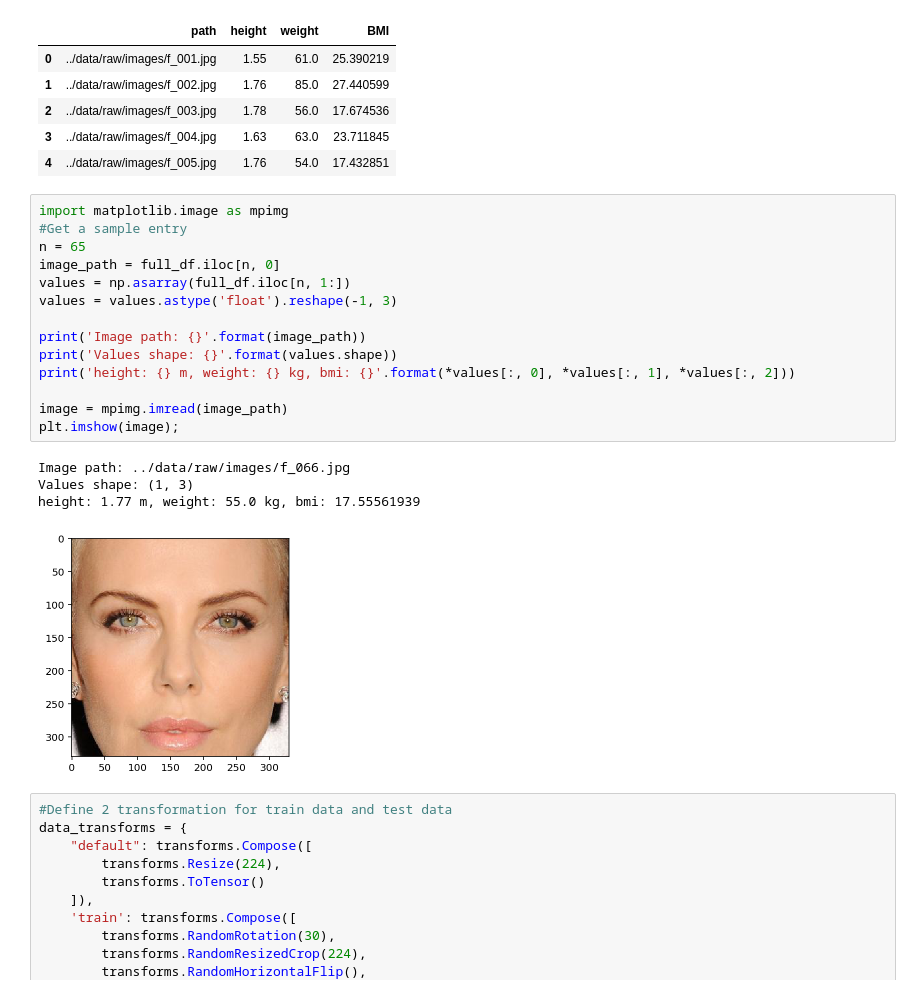
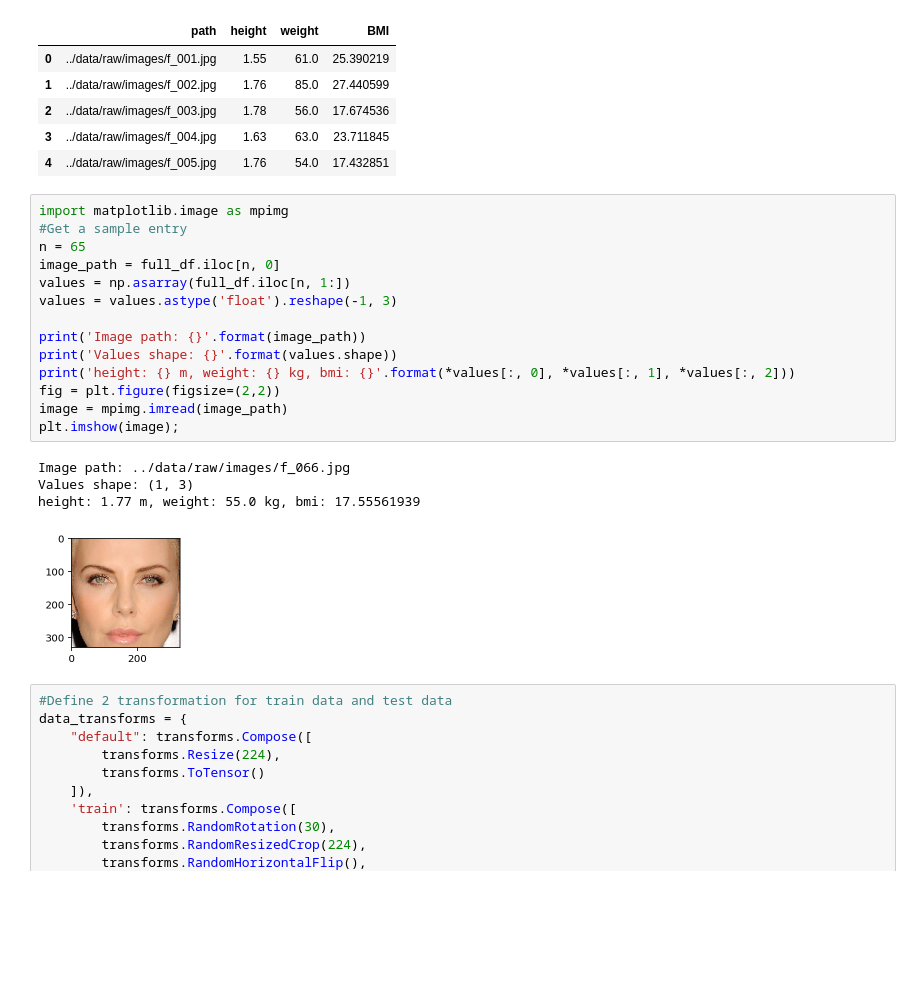
Before and after one commit to tonyzzzzz/FaceToBMI, a Jupyter notebook: notebooks/02-preprocessing-data.ipynb, the cells around one changed output. Cells and saved outputs as stored; diff of their text form; blank space fills up the shorter version.

```diff
--- a/notebooks/02-preprocessing-data.ipynb
+++ b/notebooks/02-preprocessing-data.ipynb
@@ -65,22 +61,22 @@ full_df.head()
 # %%
 import matplotlib.image as mpimg
 #Get a sample entry
 n = 65
 image_path = full_df.iloc[n, 0]
 values = np.asarray(full_df.iloc[n, 1:])
 values = values.astype('float').reshape(-1, 3)
 
 print('Image path: {}'.format(image_path))
 print('Values shape: {}'.format(values.shape))
 print('height: {} m, weight: {} kg, bmi: {}'.format(*values[:, 0], *values[:, 1], *values[:, 2]))
-
+fig = plt.figure(figsize=(2,2))
 image = mpimg.imread(image_path)
 plt.imshow(image);
 # %% [output]
 Image path: ../data/raw/images/f_066.jpg
 Values shape: (1, 3)
 height: 1.77 m, weight: 55.0 kg, bmi: 17.55561939
-[figure, old version]
+[figure, new version]
 # %%
 #Define 2 transformation for train data and test data
 data_transforms = {
```
Also changed, not shown: parts of 7 cells of this notebook, 2 other files.
